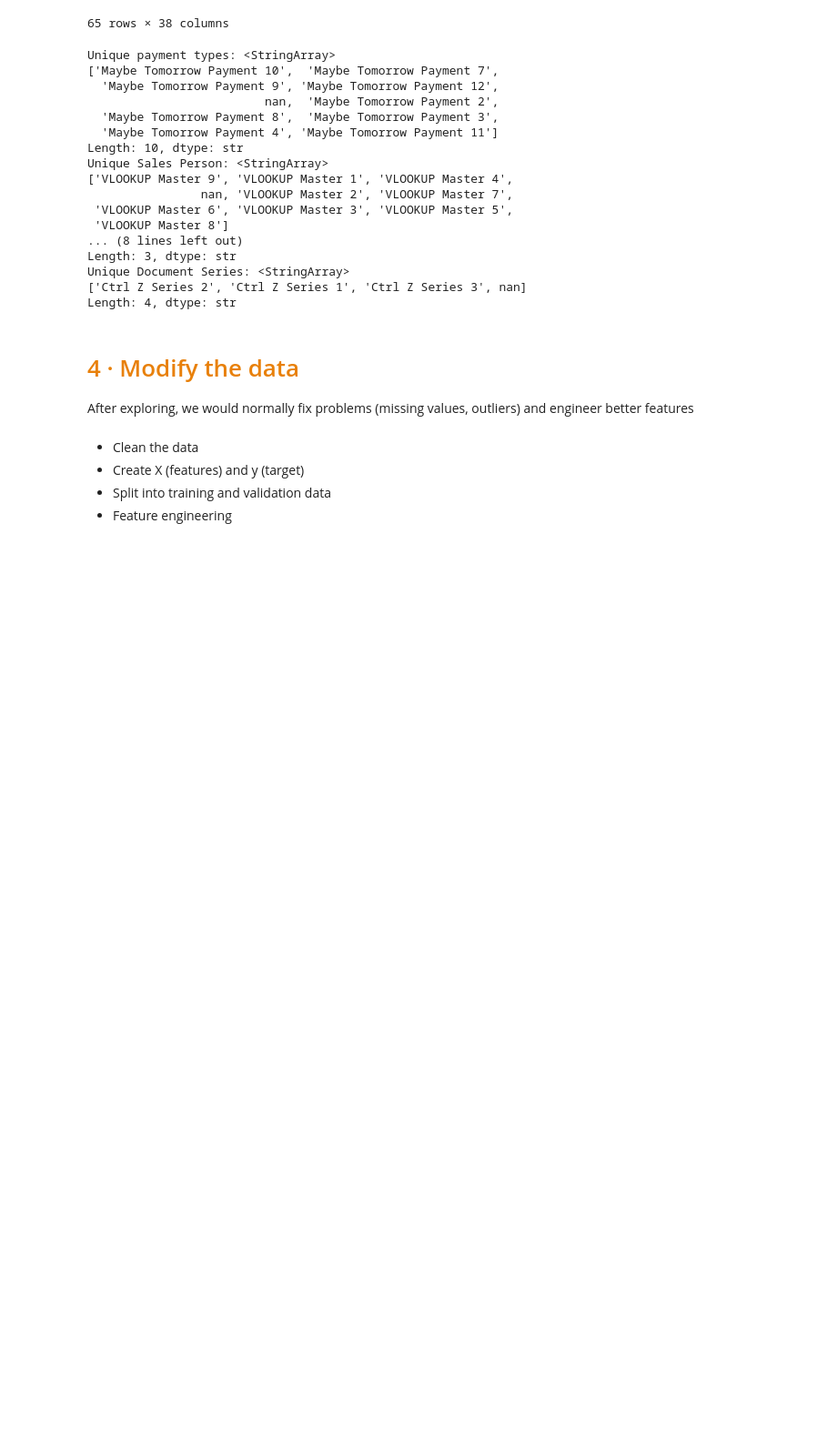
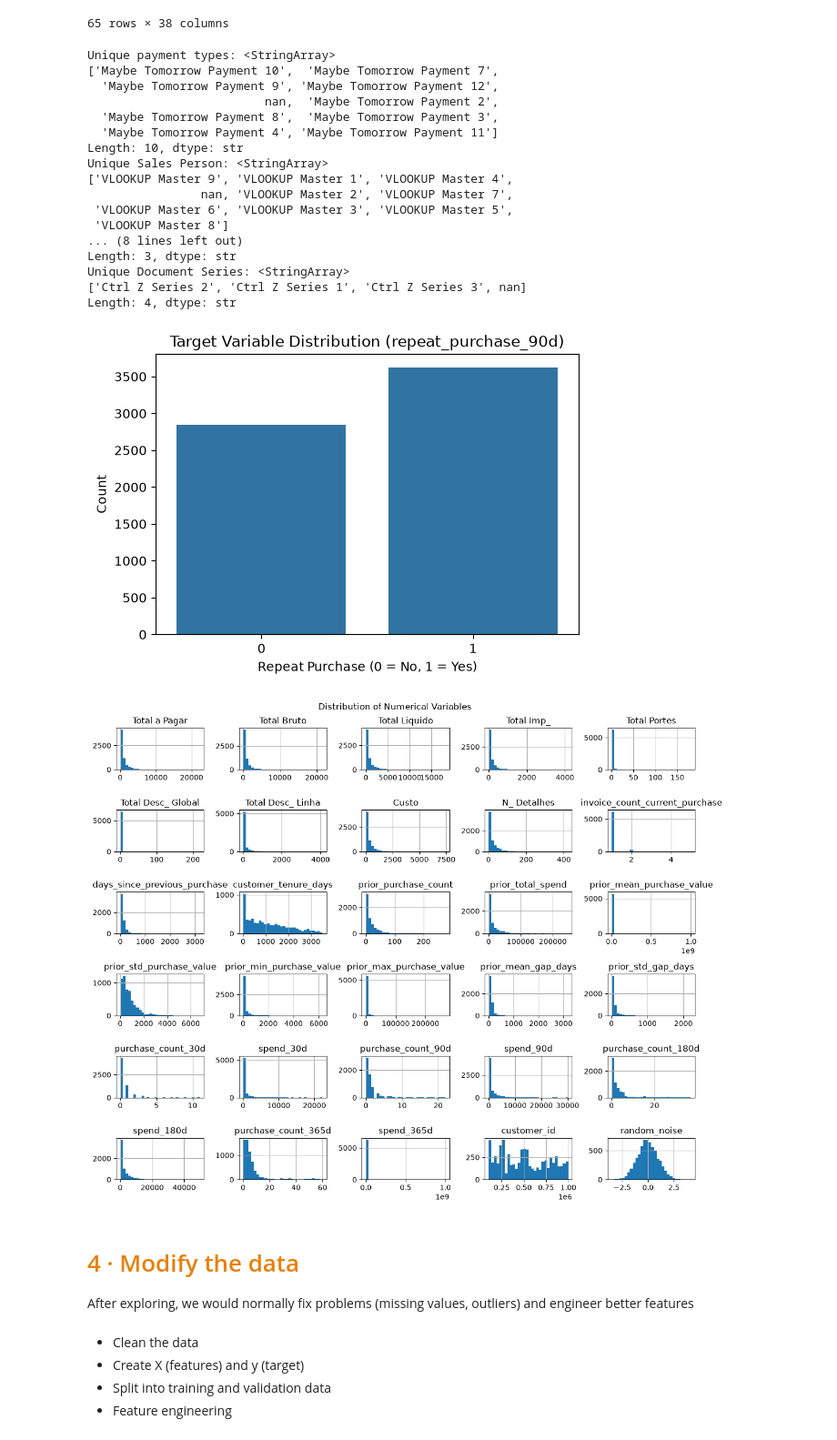
Before and after one commit to saradfalves/ML_Group_09, a Jupyter notebook: notebooks/data_exploration.ipynb, the cells around one changed output. Shown at 91% size. Saved outputs shown, nothing was run; the diff lists cells and outputs as text; code cells hidden in the pictures; blank space fills up the shorter version.

```diff
--- a/notebooks/data_exploration.ipynb
+++ b/notebooks/data_exploration.ipynb
@@ -241,6 +261,26 @@ Length: 3, dtype: str
 Unique Document Series: <StringArray>
 ['Ctrl Z Series 2', 'Ctrl Z Series 1', 'Ctrl Z Series 3', nan]
 Length: 4, dtype: str
+# %%
+# Plot target variable distribution
+plt.figure(figsize=(6, 4))
+sns.countplot(data=train_df, x='repeat_purchase_90d')
+plt.title('Target Variable Distribution (repeat_purchase_90d)')
+plt.xlabel('Repeat Purchase (0 = No, 1 = Yes)')
+plt.ylabel('Count')
+plt.show()
+
+# Plot distributions of the numerical features
+num_cols = train_df.select_dtypes(include=[np.number]).columns
+num_cols = [c for c in num_cols if c not in ['ID', 'repeat_purchase_90d']]
+
+train_df[num_cols].hist(figsize=(12, 10), bins=30)
+plt.suptitle("Distribution of Numerical Variables")
+plt.tight_layout()
+plt.show()
+# %% [output]
+[figure, added]
+[figure, added]
 # %% [markdown]
 # <font color='#E8800A'>4 · Modify the data</font> <a class="anchor" id="modify"></a>
 
```
Also changed, not shown: parts of 1 cell of this notebook.
